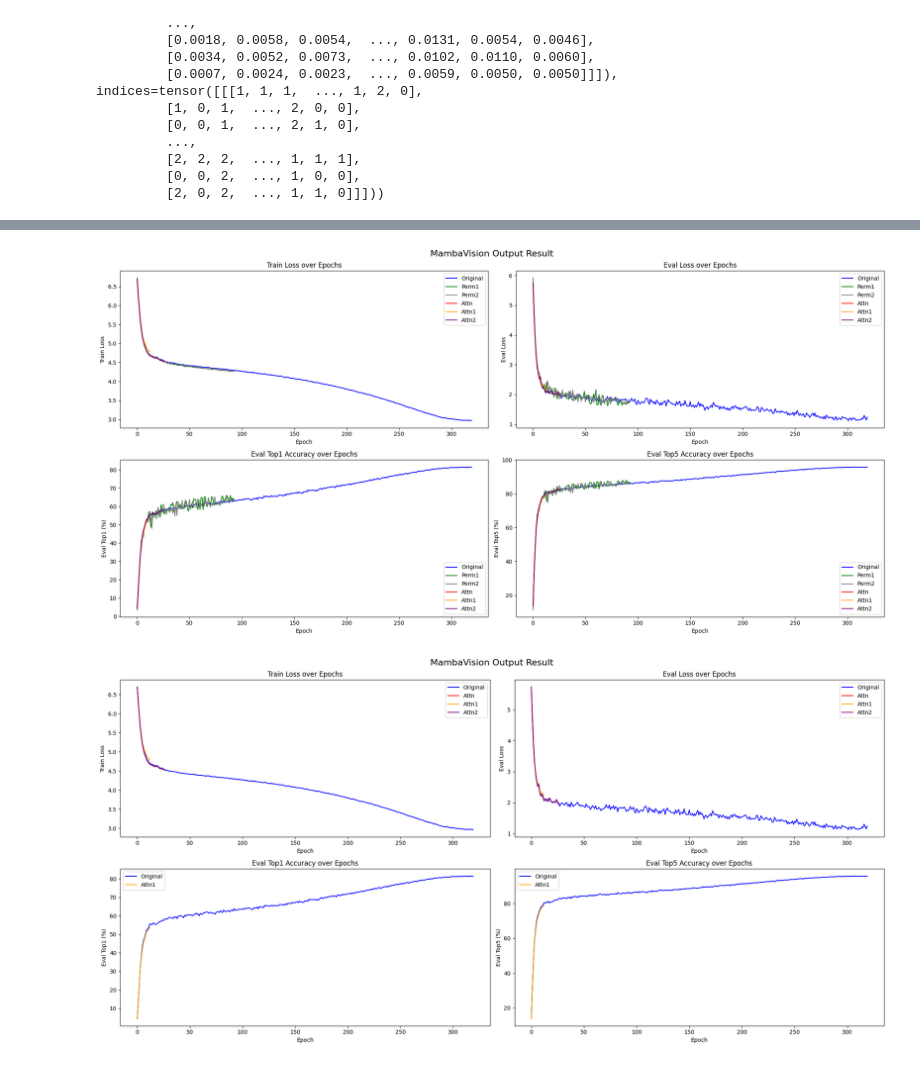
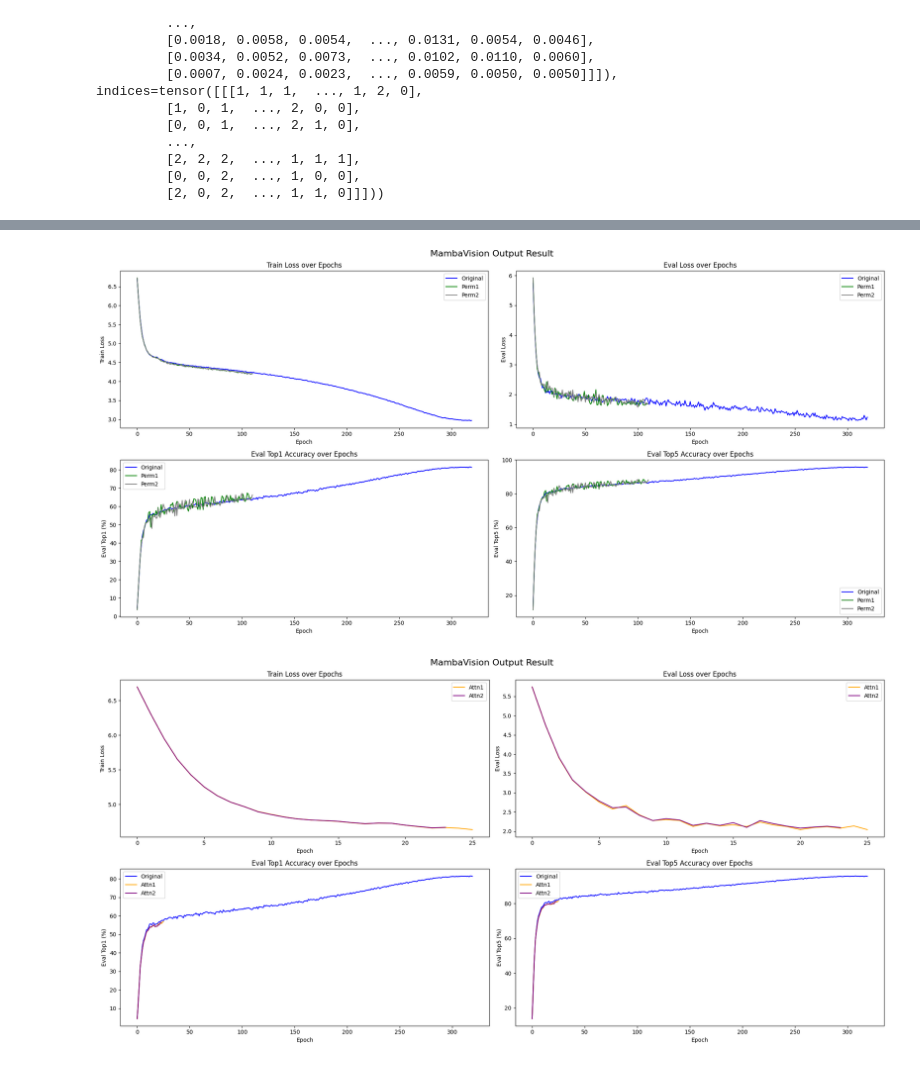
Before and after one commit to vaijsc/vision_ordering_ssms, a Jupyter notebook: visualisation.ipynb, the cells around one changed output, grey strips where cells are left out. Cells and saved outputs as stored; diff of their text form; code cells hidden in the pictures.

Commit message:
update mv attn3

```diff
--- a/visualisation.ipynb
+++ b/visualisation.ipynb
@@ -157,6 +157,7 @@ df_attn = pd.read_csv('./summary/attn.txt')
 df_attn1 = pd.read_csv('./summary/attn1.txt')
 df_attn2 = pd.read_csv('./summary/attn2.txt')
 
+
 # Plotting
 plt.figure(figsize=(20, 10))
 
@@ -168,9 +169,9 @@ plt.subplot(2, 2, 1)
 plt.plot(df_original['epoch'], df_original['train_loss'], marker='o', label='Original', color='blue', markersize=0.1)
 plt.plot(df_perm1['epoch'], df_perm1['train_loss'], marker='x', label='Perm1', color='green', markersize=0.1)
 plt.plot(df_perm2['epoch'], df_perm2['train_loss'], marker='s', label='Perm2', color='grey', markersize=0.1)
-plt.plot(df_attn['epoch'], df_attn['train_loss'], marker='.', label='Attn', color='red', markersize=0.1)
-plt.plot(df_attn1['epoch'], df_attn1['train_loss'], marker='^', label='Attn1', color='orange', markersize=0.1)
-plt.plot(df_attn2['epoch'], df_attn2['train_loss'], marker='v', label='Attn2', color='purple', markersize=0.1)
+# plt.plot(df_attn['epoch'], df_attn['train_loss'], marker='.', label='Attn', color='red', markersize=0.1)
+# plt.plot(df_attn1['epoch'], df_attn1['train_loss'], marker='^', label='Attn1', color='orange', markersize=0.1)
+# plt.plot(df_attn2['epoch'], df_attn2['train_loss'], marker='v', label='Attn2', color='purple', markersize=0.1)
 plt.title('Train Loss over Epochs')
 plt.xlabel('Epoch')
 plt.ylabel('Train Loss')
@@ -181,9 +182,9 @@ plt.subplot(2, 2, 2)
 plt.plot(df_original['epoch'], df_original['eval_loss'], marker='o', label='Original', color='blue', markersize=0.1)
 plt.plot(df_perm1['epoch'], df_perm1['eval_loss'], marker='x', label='Perm1', color='green', markersize=0.1)
 plt.plot(df_perm2['epoch'], df_perm2['eval_loss'], marker='s', label='Perm2', color='grey', markersize=0.1)
-plt.plot(df_attn['epoch'], df_attn['eval_loss'], marker='.', label='Attn', color='red', markersize=0.1)
-plt.plot(df_attn1['epoch'], df_attn1['eval_loss'], marker='^', label='Attn1', color='orange', markersize=0.1)
-plt.plot(df_attn2['epoch'], df_attn2['eval_loss'], marker='v', label='Attn2', color='purple', markersize=0.1)
+# plt.plot(df_attn['epoch'], df_attn['eval_loss'], marker='.', label='Attn', color='red', markersize=0.1)
+# plt.plot(df_attn1['epoch'], df_attn1['eval_loss'], marker='^', label='Attn1', color='orange', markersize=0.1)
+# plt.plot(df_attn2['epoch'], df_attn2['eval_loss'], marker='v', label='Attn2', color='purple', markersize=0.1)
 plt.title('Eval Loss over Epochs')
 plt.xlabel('Epoch')
 plt.ylabel('Eval Loss')
@@ -194,9 +195,9 @@ plt.subplot(2, 2, 3)
 plt.plot(df_original['epoch'], df_original['eval_top1'], marker='o', label='Original', color='blue', markersize=0.1)
 plt.plot(df_perm1['epoch'], df_perm1['eval_top1'], marker='x', label='Perm1', color='green', markersize=0.1)
 plt.plot(df_perm2['epoch'], df_perm2['eval_top1'], marker='s', label='Perm2', color='grey', markersize=0.1)
-plt.plot(df_attn['epoch'], df_attn['eval_top1'], marker='.', label='Attn', color='red', markersize=0.1)
-plt.plot(df_attn1['epoch'], df_attn1['eval_top1'], marker='^', label='Attn1', color='orange', markersize=0.1)
-plt.plot(df_attn2['epoch'], df_attn2['eval_top1'], marker='v', label='Attn2', color='purple', markersize=0.1)
+# plt.plot(df_attn['epoch'], df_attn['eval_top1'], marker='.', label='Attn', color='red', markersize=0.1)
+# plt.plot(df_attn1['epoch'], df_attn1['eval_top1'], marker='^', label='Attn1', color='orange', markersize=0.1)
+# plt.plot(df_attn2['epoch'], df_attn2['eval_top1'], marker='v', label='Attn2', color='purple', markersize=0.1)
 plt.title('Eval Top1 Accuracy over Epochs')
 plt.xlabel('Epoch')
 plt.ylabel('Eval Top1 (%)')
@@ -207,9 +208,9 @@ plt.subplot(2, 2, 4)
 plt.plot(df_original['epoch'], df_original['eval_top5'], marker='o', label='Original', color='blue', markersize=0.1)
 plt.plot(df_perm1['epoch'], df_perm1['eval_top5'], marker='x', label='Perm1', color='green', markersize=0.1)
 plt.plot(df_perm2['epoch'], df_perm2['eval_top5'], marker='s', label='Perm2', color='grey', markersize=0.1)
-plt.plot(df_attn['epoch'], df_attn['eval_top5'], marker='.', label='Attn', color='red', markersize=0.1)
-plt.plot(df_attn1['epoch'], df_attn1['eval_top5'], marker='^', label='Attn1', color='orange', markersize=0.1)
-plt.plot(df_attn2['epoch'], df_attn2['eval_top5'], marker='v', label='Attn2', color='purple', markersize=0.1)
+# plt.plot(df_attn['epoch'], df_attn['eval_top5'], marker='.', label='Attn', color='red', markersize=0.1)
+# plt.plot(df_attn1['epoch'], df_attn1['eval_top5'], marker='^', label='Attn1', color='orange', markersize=0.1)
+# plt.plot(df_attn2['epoch'], df_attn2['eval_top5'], marker='v', label='Attn2', color='purple', markersize=0.1)
 plt.title('Eval Top5 Accuracy over Epochs')
 plt.xlabel('Epoch')
 plt.ylabel('Eval Top5 (%)')
@@ -220,7 +221,7 @@ plt.tight_layout()
 # plt.show()
 plt.savefig('./output.png')
 # %% [output]
-[figure, old version]
+[figure, new version]
 # %%
 import matplotlib.pyplot as plt
 import pandas as pd
@@ -241,10 +242,10 @@ plt.suptitle('MambaVision Output Result', fontsize=16)
 
 # Train Loss Comparison
 plt.subplot(2, 2, 1)
-plt.plot(df_original['epoch'], df_original['train_loss'], marker='o', label='Original', color='blue', markersize=0.1)
+# plt.plot(df_original['epoch'], df_original['train_loss'], marker='o', label='Original', color='blue', markersize=0.1)
 # plt.plot(df_perm1['epoch'], df_perm1['train_loss'], marker='x', label='Perm1', color='green', markersize=0.1)
 # plt.plot(df_perm2['epoch'], df_perm2['train_loss'], marker='s', label='Perm2', color='grey', markersize=0.1)
-plt.plot(df_attn['epoch'], df_attn['train_loss'], marker='.', label='Attn', color='red', markersize=0.1)
+# plt.plot(df_attn['epoch'], df_attn['train_loss'], marker='.', label='Attn', color='red', markersize=0.1)
 plt.plot(df_attn1['epoch'], df_attn1['train_loss'], marker='^', label='Attn1', color='orange', markersize=0.1)
 plt.plot(df_attn2['epoch'], df_attn2['train_loss'], marker='v', label='Attn2', color='purple', markersize=0.1)
 plt.title('Train Loss over Epochs')
@@ -254,10 +255,10 @@ plt.legend()
 
 # Eval Loss Comparison
 plt.subplot(2, 2, 2)
-plt.plot(df_original['epoch'], df_original['eval_loss'], marker='o', label='Original', color='blue', markersize=0.1)
+# plt.plot(df_original['epoch'], df_original['eval_loss'], marker='o', label='Original', color='blue', markersize=0.1)
 # plt.plot(df_perm1['epoch'], df_perm1['eval_loss'], marker='x', label='Perm1', color='green', markersize=0.1)
 # plt.plot(df_perm2['epoch'], df_perm2['eval_loss'], marker='s', label='Perm2', color='grey', markersize=0.1)
-plt.plot(df_attn['epoch'], df_attn['eval_loss'], marker='.', label='Attn', color='red', markersize=0.1)
+# plt.plot(df_attn['epoch'], df_attn['eval_loss'], marker='.', label='Attn', color='red', markersize=0.1)
 plt.plot(df_attn1['epoch'], df_attn1['eval_loss'], marker='^', label='Attn1', color='orange', markersize=0.1)
 plt.plot(df_attn2['epoch'], df_attn2['eval_loss'], marker='v', label='Attn2', color='purple', markersize=0.1)
 plt.title('Eval Loss over Epochs')
@@ -265,35 +266,35 @@ plt.xlabel('Epoch')
 plt.ylabel('Eval Loss')
 plt.legend()
 
 # Eval Top1 Accuracy Comparison
 plt.subplot(2, 2, 3)
 plt.plot(df_original['epoch'], df_original['eval_top1'], marker='o', label='Original', color='blue', markersize=0.1)
 # plt.plot(df_perm1['epoch'], df_perm1['eval_top1'], marker='x', label='Perm1', color='green', markersize=0.1)
 # plt.plot(df_perm2['epoch'], df_perm2['eval_top1'], marker='s', label='Perm2', color='grey', markersize=0.1)
-# plt.plot(df_attn['epoch'], df_attn['eval_top1'], marker='.', label='Attn', color='red', markersize=0.1)
+plt.plot(df_attn['epoch'], df_attn['eval_top1'], marker='.', label='Attn', color='red', markersize=0.1)
 plt.plot(df_attn1['epoch'], df_attn1['eval_top1'], marker='^', label='Attn1', color='orange', markersize=0.1)
-# plt.plot(df_attn2['epoch'], df_attn2['eval_top1'], marker='v', label='Attn2', color='purple', markersize=0.1)
+plt.plot(df_attn2['epoch'], df_attn2['eval_top1'], marker='v', label='Attn2', color='purple', markersize=0.1)
 plt.title('Eval Top1 Accuracy over Epochs')
 plt.xlabel('Epoch')
 plt.ylabel('Eval Top1 (%)')
 plt.legend()
 
 # Eval Top5 Accuracy Comparison
 plt.subplot(2, 2, 4)
 plt.plot(df_original['epoch'], df_original['eval_top5'], marker='o', label='Original', color='blue', markersize=0.1)
 # plt.plot(df_perm1['epoch'], df_perm1['eval_top5'], marker='x', label='Perm1', color='green', markersize=0.1)
 # plt.plot(df_perm2['epoch'], df_perm2['eval_top5'], marker='s', label='Perm2', color='grey', markersize=0.1)
-# plt.plot(df_attn['epoch'], df_attn['eval_top5'], marker='.', label='Attn', color='red', markersize=0.1)
+plt.plot(df_attn['epoch'], df_attn['eval_top5'], marker='.', label='Attn', color='red', markersize=0.1)
 plt.plot(df_attn1['epoch'], df_attn1['eval_top5'], marker='^', label='Attn1', color='orange', markersize=0.1)
-# plt.plot(df_attn2['epoch'], df_attn2['eval_top5'], marker='v', label='Attn2', color='purple', markersize=0.1)
+plt.plot(df_attn2['epoch'], df_attn2['eval_top5'], marker='v', label='Attn2', color='purple', markersize=0.1)
 plt.title('Eval Top5 Accuracy over Epochs')
 plt.xlabel('Epoch')
 plt.ylabel('Eval Top5 (%)')
 plt.legend()
 
 plt.tight_layout()
 
 # plt.show()
 plt.savefig('./output_attn.png')
 # %% [output]
-[figure, old version]
+[figure, new version]
```
Also changed, not shown: parts of 1 cell of this notebook, 11 other files.
